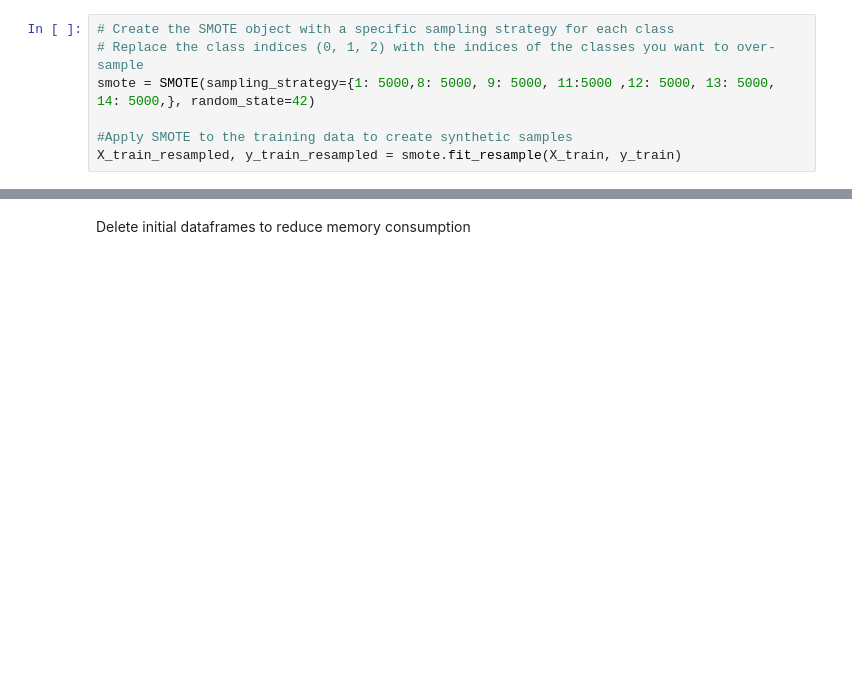
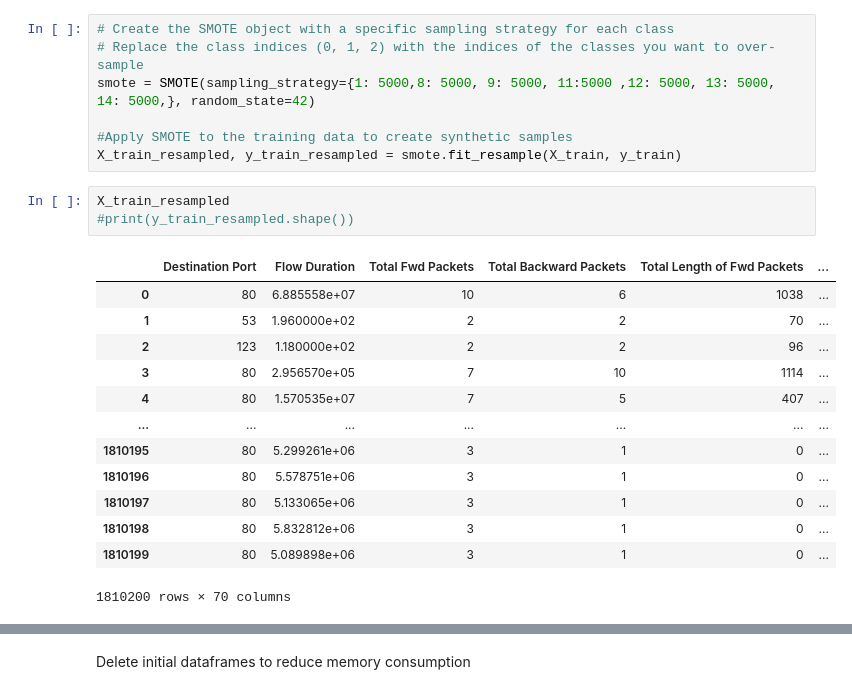
Before and after one commit to sotirischatzimiltis/PhD, a Jupyter notebook: Code/ITU_Competition_Intrusion_and_Vulnerability_Detection_in_Software_Defined_Networks(SDN)/ITU_competition_DataManipulation_le_std_overs.ipynb, the cells around one changed output, grey strips where cells are left out. Cells and saved outputs as stored; diff of their text form; blank space fills up the shorter version.

```diff
--- a/Code/ITU_Competition_Intrusion_and_Vulnerability_Detection_in_Software_Defined_Networks(SDN)/ITU_competition_DataManipulation_le_std_overs.ipynb
+++ b/Code/ITU_Competition_Intrusion_and_Vulnerability_Detection_in_Software_Defined_Networks(SDN)/ITU_competition_DataManipulation_le_std_overs.ipynb
@@ -232,3 +252,20 @@ smote = SMOTE(sampling_strategy={1: 5000,8: 5000, 9: 5000, 11:5000 ,12: 5000, 13
 
 #Apply SMOTE to the training data to create synthetic samples
 X_train_resampled, y_train_resampled = smote.fit_resample(X_train, y_train)
+# %%
+X_train_resampled
+#print(y_train_resampled.shape())
+# %% [output]
+|  | Destination Port | Flow Duration | Total Fwd Packets | Total Backward Packets | Total Length of Fwd Packets | ... |
+| 0 | 80 | 6.885558e+07 | 10 | 6 | 1038 | ... |
+| 1 | 53 | 1.960000e+02 | 2 | 2 | 70 | ... |
+| 2 | 123 | 1.180000e+02 | 2 | 2 | 96 | ... |
+| 3 | 80 | 2.956570e+05 | 7 | 10 | 1114 | ... |
+| 4 | 80 | 1.570535e+07 | 7 | 5 | 407 | ... |
+| ... | ... | ... | ... | ... | ... | ... |
+| 1810195 | 80 | 5.299261e+06 | 3 | 1 | 0 | ... |
+| 1810196 | 80 | 5.578751e+06 | 3 | 1 | 0 | ... |
+| 1810197 | 80 | 5.133065e+06 | 3 | 1 | 0 | ... |
+| 1810198 | 80 | 5.832812e+06 | 3 | 1 | 0 | ... |
+| 1810199 | 80 | 5.089898e+06 | 3 | 1 | 0 | ... |
+1810200 rows × 70 columns
```
Also changed, not shown: parts of 4 cells of this notebook.
